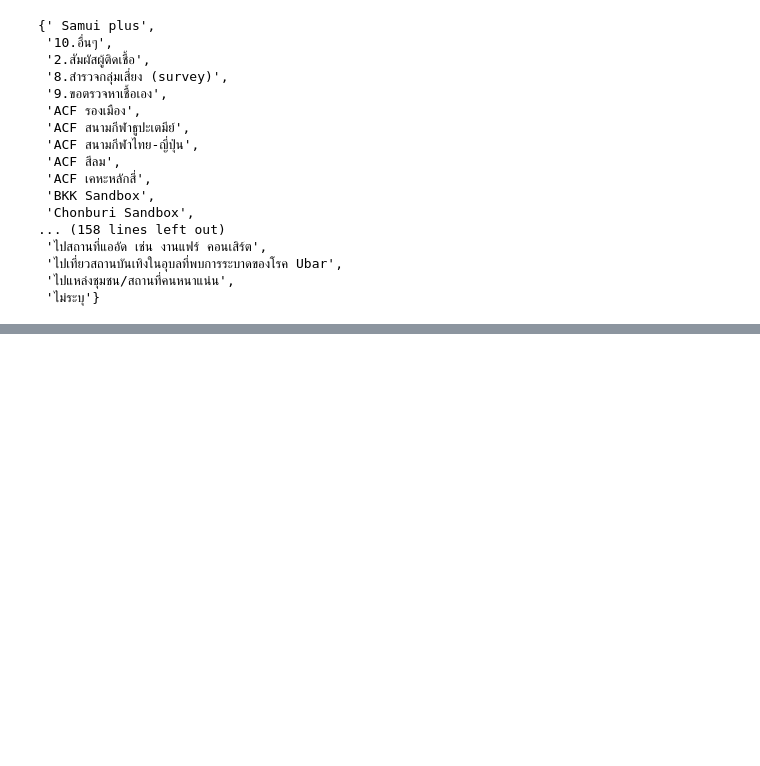
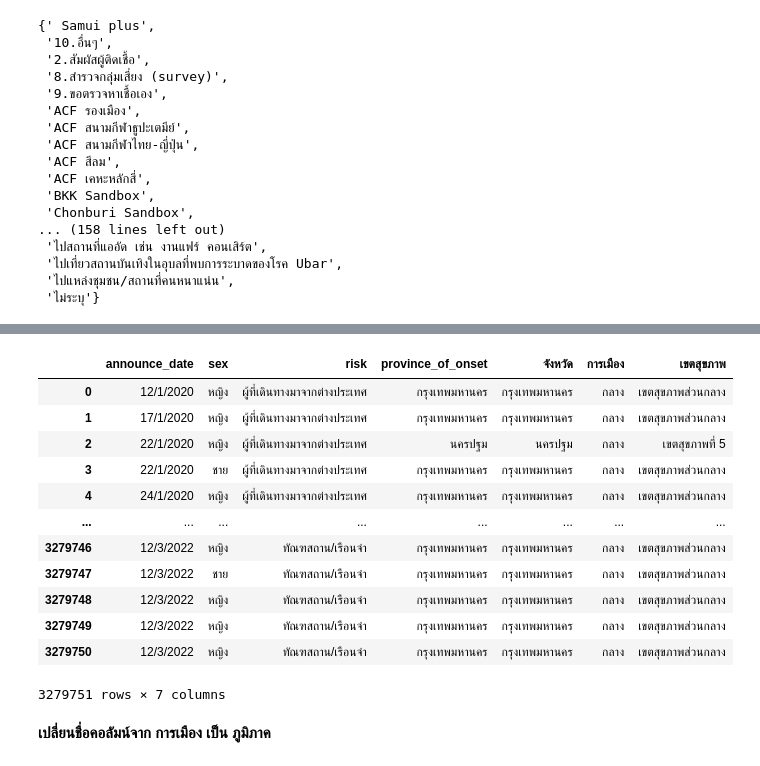
Before and after one commit to kittimaxz/data_viz_2022, a Jupyter notebook: Project.ipynb, the cells around one changed output, grey strips where cells are left out. Cells and saved outputs as stored; diff of their text form; code cells hidden in the pictures; blank space fills up the shorter version.

```diff
--- a/Project.ipynb
+++ b/Project.ipynb
@@ -499,0 +873,3 @@ data_covid['province_of_onset'].replace({'กระบี่ี่':'กระ
+# %%
+data_clean = data_covid[['announce_date','sex','risk','province_of_onset']]
+data_clean
@@ -499,0 +902,3 @@ data_covid['province_of_onset'].replace({'กระบี่ี่':'กระ
+# %%
+data_policy = data_region[['จังหวัด','การเมือง']]
+data_policy
@@ -499,0 +921,3 @@ data_covid['province_of_onset'].replace({'กระบี่ี่':'กระ
+# %%
+data_covpol = data_clean.merge(data_policy,how='left',left_on='province_of_onset',right_on='จังหวัด') # รวมตาราง data_clean ที่จัดการค่า missing แล้ว นำมาเชื่อมกับ data_policy โดยการต่อในแนวแกน X ด้วยวิธีการ merge
+data_covpol
@@ -499,0 +938,19 @@ data_covid['province_of_onset'].replace({'กระบี่ี่':'กระ
+# %%
+data = data_covpol.merge(data_mentalhealth,how='left',left_on='จังหวัด',right_on='จังหวัด') # รวมตาราง data_covpol ที่จัดการค่า missing แล้ว นำมาเชื่อมกับ data_mentalhealth โดยการต่อในแนวแกน X ด้วยวิธีการ merge
+data
+# %% [output]
+|  | announce_date | sex | risk | province_of_onset | จังหวัด | การเมือง | เขตสุขภาพ |
+| 0 | 12/1/2020 | หญิง | ผู้ที่เดินทางมาจากต่างประเทศ | กรุงเทพมหานคร | กรุงเทพมหานคร | กลาง | เขตสุขภาพส่วนกลาง |
+| 1 | 17/1/2020 | หญิง | ผู้ที่เดินทางมาจากต่างประเทศ | กรุงเทพมหานคร | กรุงเทพมหานคร | กลาง | เขตสุขภาพส่วนกลาง |
+| 2 | 22/1/2020 | หญิง | ผู้ที่เดินทางมาจากต่างประเทศ | นครปฐม | นครปฐม | กลาง | เขตสุขภาพที่ 5 |
+| 3 | 22/1/2020 | ชาย | ผู้ที่เดินทางมาจากต่างประเทศ | กรุงเทพมหานคร | กรุงเทพมหานคร | กลาง | เขตสุขภาพส่วนกลาง |
+| 4 | 24/1/2020 | หญิง | ผู้ที่เดินทางมาจากต่างประเทศ | กรุงเทพมหานคร | กรุงเทพมหานคร | กลาง | เขตสุขภาพส่วนกลาง |
+| ... | ... | ... | ... | ... | ... | ... | ... |
+| 3279746 | 12/3/2022 | หญิง | ทัณฑสถาน/เรือนจำ | กรุงเทพมหานคร | กรุงเทพมหานคร | กลาง | เขตสุขภาพส่วนกลาง |
+| 3279747 | 12/3/2022 | ชาย | ทัณฑสถาน/เรือนจำ | กรุงเทพมหานคร | กรุงเทพมหานคร | กลาง | เขตสุขภาพส่วนกลาง |
+| 3279748 | 12/3/2022 | หญิง | ทัณฑสถาน/เรือนจำ | กรุงเทพมหานคร | กรุงเทพมหานคร | กลาง | เขตสุขภาพส่วนกลาง |
+| 3279749 | 12/3/2022 | หญิง | ทัณฑสถาน/เรือนจำ | กรุงเทพมหานคร | กรุงเทพมหานคร | กลาง | เขตสุขภาพส่วนกลาง |
+| 3279750 | 12/3/2022 | หญิง | ทัณฑสถาน/เรือนจำ | กรุงเทพมหานคร | กรุงเทพมหานคร | กลาง | เขตสุขภาพส่วนกลาง |
+3279751 rows × 7 columns
+# %% [markdown]
+**เปลี่ยนชื่อคอลัมน์จาก การเมือง เป็น ภูมิภาค**
```
Also changed, not shown: parts of 27 cells of this notebook.
